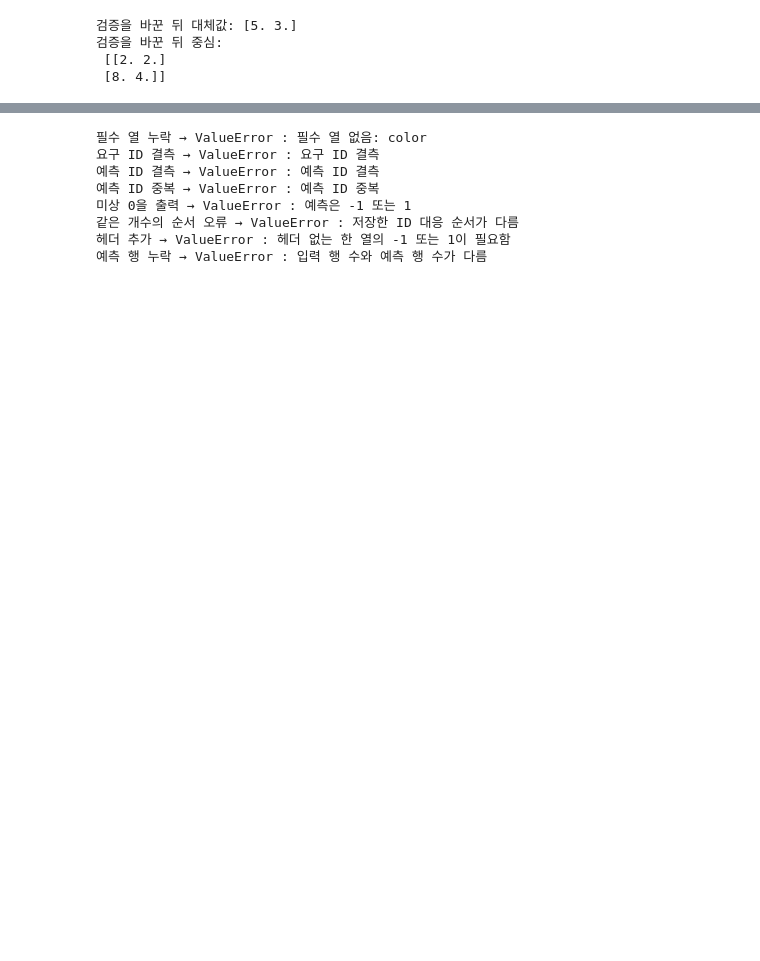
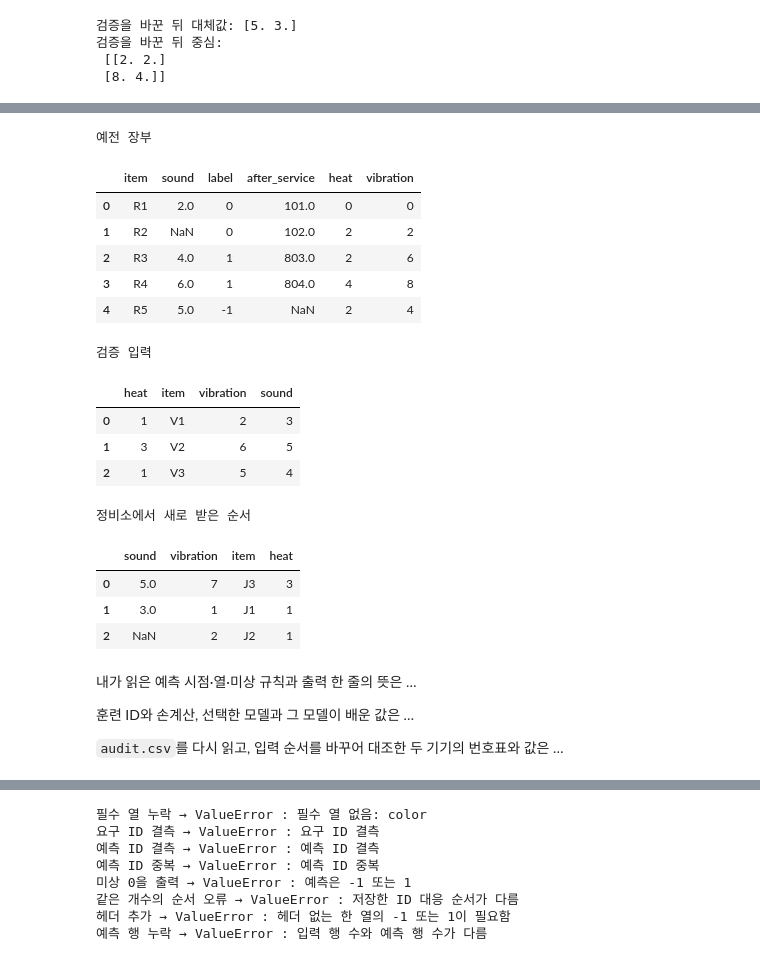
Before and after one commit to jlee-ax/AI-Olympiad, a Jupyter notebook: lessons/week01/week01_problem_pipeline.ipynb, the cells around one changed output, grey strips where cells are left out. Drawn from its saved outputs; the diff is of its cells as text; code cells hidden in the pictures; blank space fills up the shorter version.

```diff
--- a/lessons/week01/week01_problem_pipeline.ipynb
+++ b/lessons/week01/week01_problem_pipeline.ipynb
@@ -248,0 +207,54 @@ B 요구 ID 순서로 재배열한 값: [-1, 1]
+# %%
+from pathlib import Path
+import numpy as np
+import pandas as pd
+from IPython.display import display
+
+exercise_train = pd.DataFrame([
+    ("R1",  2,     0, 101, 0, 0), ("R2", np.nan, 0, 102, 2, 2),
+    ("R3",  4,     1, 803, 2, 6), ("R4",      6, 1, 804, 4, 8),
+    ("R5",  5,    -1, np.nan, 2, 4),
+], columns=["item", "sound", "label", "after_service", "heat", "vibration"])
+exercise_validation = pd.DataFrame([
+    (1, "V1", 2, 3), (3, "V2", 6, 5), (1, "V3", 5, 4),
+], columns=["heat", "item", "vibration", "sound"])
+exercise_input = pd.DataFrame([
+    (5, 7, "J3", 3), (3, 1, "J1", 1), (np.nan, 2, "J2", 1),
+], columns=["sound", "vibration", "item", "heat"])
+
+# 데이터 셀을 다시 실행해도 이미 기록한 첫 예측을 지우지 않습니다.
+if "first_device_predictions" not in globals():
+    first_device_predictions = None
+if "recorded_device_predictions" not in globals():
+    recorded_device_predictions = None
+device_key_path = Path("data/pipeline_device_validation.csv")
+print("예전 장부")
+display(exercise_train)
+print("검증 입력")
+display(exercise_validation)
+print("정비소에서 새로 받은 순서")
+display(exercise_input)
+# %% [output]
+예전 장부
+|  | item | sound | label | after_service | heat | vibration |
+| 0 | R1 | 2.0 | 0 | 101.0 | 0 | 0 |
+| 1 | R2 | NaN | 0 | 102.0 | 2 | 2 |
+| 2 | R3 | 4.0 | 1 | 803.0 | 2 | 6 |
+| 3 | R4 | 6.0 | 1 | 804.0 | 4 | 8 |
+| 4 | R5 | 5.0 | -1 | NaN | 2 | 4 |
+검증 입력
+|  | heat | item | vibration | sound |
+| 0 | 1 | V1 | 2 | 3 |
+| 1 | 3 | V2 | 6 | 5 |
+| 2 | 1 | V3 | 5 | 4 |
+정비소에서 새로 받은 순서
+|  | sound | vibration | item | heat |
+| 0 | 5.0 | 7 | J3 | 3 |
+| 1 | 3.0 | 1 | J1 | 1 |
+| 2 | NaN | 2 | J2 | 1 |
+# %% [markdown]
+내가 읽은 예측 시점·열·미상 규칙과 출력 한 줄의 뜻은 …
+
+훈련 ID와 손계산, 선택한 모델과 그 모델이 배운 값은 …
+
+<code>audit.csv</code>를 다시 읽고, 입력 순서를 바꾸어 대조한 두 기기의 번호표와 값은 …
```
Also changed, not shown: parts of 36 cells of this notebook, 30 other files.
